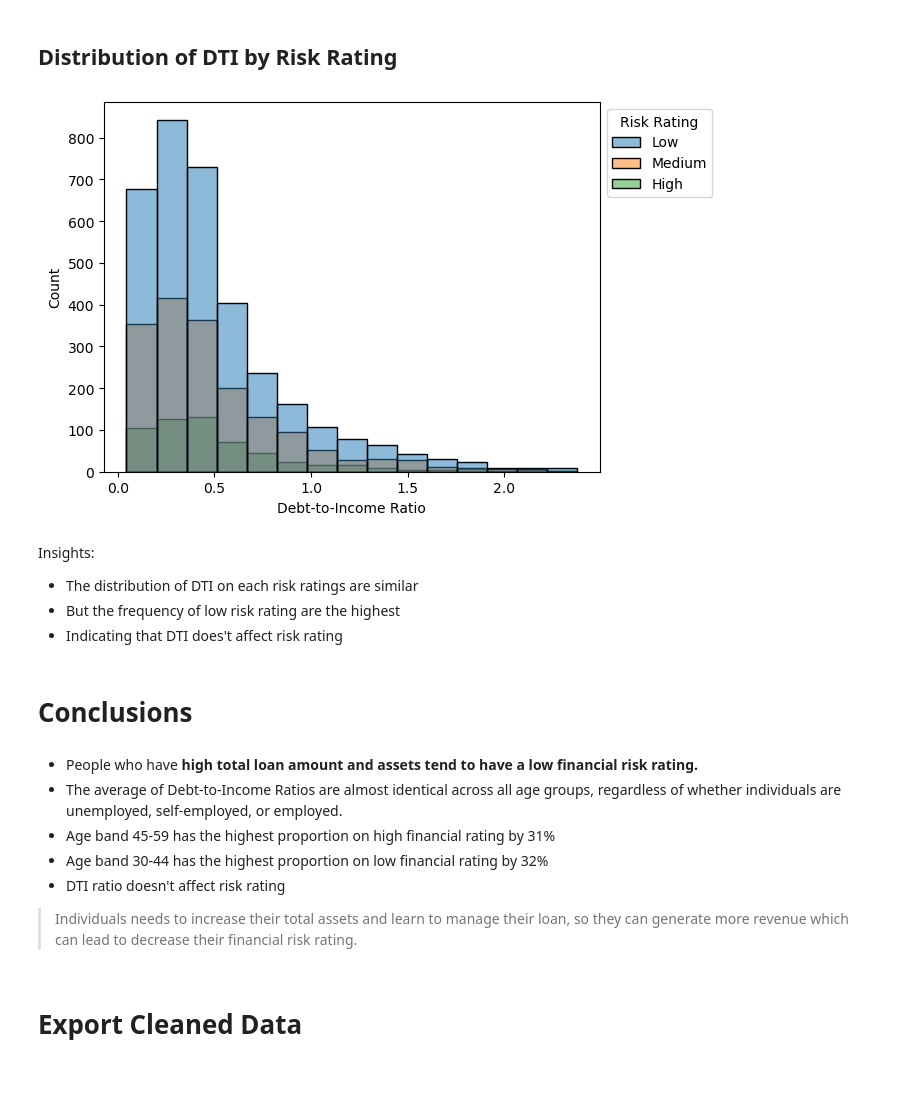
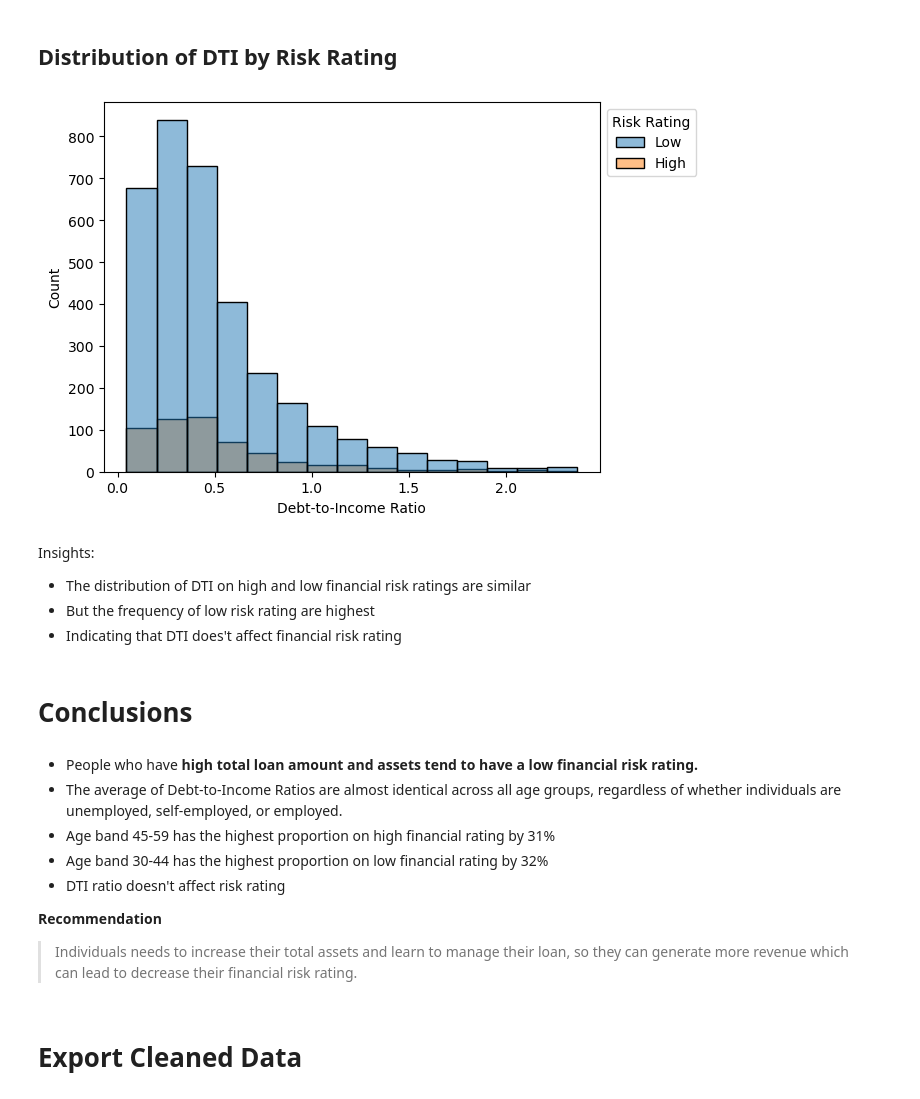
Before and after one commit to Gustana/Personal-Financial-Risk-Analysis, a Jupyter notebook: analysis.ipynb, the cells around one changed output. Drawn from its saved outputs; the diff is of its cells as text; code cells hidden in the pictures.

```diff
--- a/analysis.ipynb
+++ b/analysis.ipynb
@@ -1398,23 +1398,30 @@ df_clean.groupby("Age Band", observed=True).agg({"Income": "mean"}).round(2)
 # %% [markdown]
 ## Distribution of DTI by Risk Rating
 # %%
+dti_high_low_risk_rating = df_clean.loc[
+    df_clean["Risk Rating"].isin(["High", "Low"]),
+    ["Debt-to-Income Ratio", "Risk Rating"]
+]
+
+dti_high_low_risk_rating["Risk Rating"] = dti_high_low_risk_rating["Risk Rating"].cat.remove_unused_categories()
+
 ax = sns.histplot(
-    data=df_clean,
+    data=dti_high_low_risk_rating,
     x="Debt-to-Income Ratio",
     hue="Risk Rating",
     kde=False,
     alpha=0.5,
     bins=15
 )
 sns.move_legend(ax, "upper left", bbox_to_anchor=(1, 1))
 plt.show()
 # %% [output]
-[figure, old version]
+[figure, new version]
 # %% [markdown]
 Insights:
-- The distribution of DTI on each risk ratings are similar
-- But the frequency of low risk rating are the highest
-- Indicating that DTI does't affect risk rating
+- The distribution of DTI on high and low financial risk ratings are similar
+- But the frequency of low risk rating are highest
+- Indicating that DTI does't affect financial risk rating
 # %% [markdown]
 # Conclusions
 # %% [markdown]
@@ -1424,6 +1431,7 @@ Insights:
 - Age band 30-44 has the highest proportion on low financial rating by 32%
 - DTI ratio doesn't affect risk rating
 
+**Recommendation**
 > Individuals needs to increase their total assets and learn to manage their loan, so they can generate more revenue which can lead to decrease their financial risk rating.
 # %% [markdown]
 # Export Cleaned Data
```
